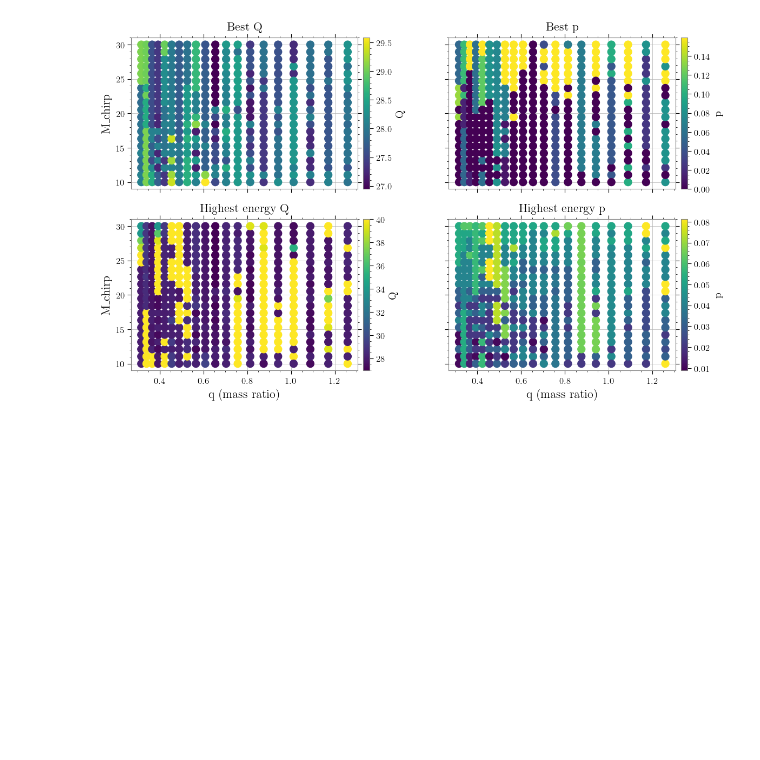
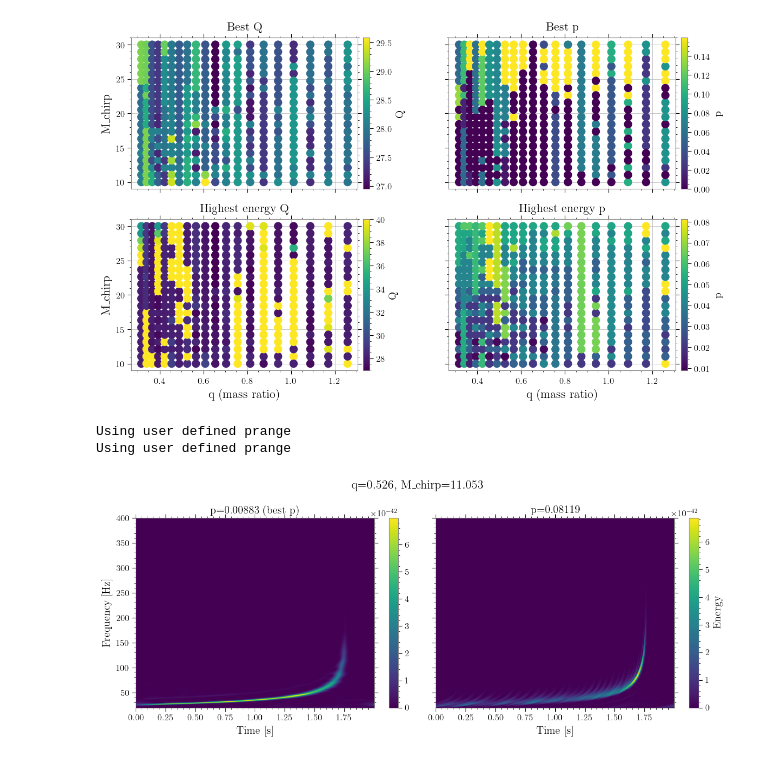
Before and after one commit to ravioli1369/qp-transform, a Jupyter notebook: synthetic-waveforms.ipynb, the cells around one changed output. Saved outputs shown, nothing was run; the diff lists cells and outputs as text; code cells hidden in the pictures; blank space fills up the shorter version.

Commit message:
add more plots

```diff
--- a/synthetic-waveforms.ipynb
+++ b/synthetic-waveforms.ipynb
@@ -246,6 +289,7 @@ plt.show()
 [figure]
 # %%
 data_filtered = data.drop_duplicates(subset=['q', 'mchirp'])
+data_filtered.reset_index(drop=True, inplace=True)
 
 fig, ax = plt.subplots(2, 2, figsize=(13, 8), sharex=True, sharey=True)
 fig.subplots_adjust(wspace=0.4)
@@ -276,3 +320,38 @@ ax[1, 1].set_title('Highest energy p', fontsize=16, y=1.02)
 plt.show()
 # %% [output]
 [figure]
+# %%
+fig, ax = plt.subplots(1, 2, figsize=(12, 5), sharey=True)
+q = data_filtered['q'][data_filtered['highest_energy_P'].idxmin()]
+mchirp = data_filtered['mchirp'][data_filtered['highest_energy_P'].idxmin()]
+
+
+prange = [data_filtered['highest_energy_P'][data_filtered['highest_energy_P'].idxmin()]]*2
+QPINSTANCE = gen_qptransform(q, mchirp, prange=prange)
+
+vmax=QPINSTANCE.qpspecgram.max()
+ax[0].pcolormesh(QPINSTANCE.series.times.value-QPINSTANCE.series.times.value[0], QPINSTANCE.qpspecgram.frequencies.value, np.transpose(np.asarray(QPINSTANCE.qpspecgram.value)), vmin=0, vmax=vmax, cmap='viridis', shading='gouraud')
+ax[0].colorbar = plt.colorbar(ax[0].get_children()[0], ax=ax[0], orientation='vertical')
+ax[0].grid(False)
+ax[0].set_title(f'p={prange[0]:.5f} (best p)')
+ax[0].set_ylabel('Frequency [Hz]')
+ax[0].set_xlabel('Time [s]')
+
+
+prange = [data_filtered['highest_energy_P'][data_filtered['highest_energy_P'].idxmax()]]*2
+QPINSTANCE = gen_qptransform(q, mchirp, prange=prange)
+
+vmax=QPINSTANCE.qpspecgram.max()
+ax[1].pcolormesh(QPINSTANCE.series.times.value-QPINSTANCE.series.times.value[0], QPINSTANCE.qpspecgram.frequencies.value, np.transpose(np.asarray(QPINSTANCE.qpspecgram.value)), vmin=0, vmax=vmax, cmap='viridis', shading='gouraud')
+ax[1].colorbar = plt.colorbar(ax[1].get_children()[0], ax=ax[1], orientation='vertical', label='Energy')
+ax[1].grid(False)
+ax[1].set_title(f'p={prange[0]:.5f}')
+ax[1].set_xlabel('Time [s]')
+
+fig.suptitle(f'q={q:.3f}, M_chirp={mchirp:.3f}', fontsize=16)
+fig.tight_layout()
+plt.show()
+# %% [output]
+Using user defined prange
+Using user defined prange
+[figure, added]
```
Also changed, not shown: parts of 3 cells of this notebook.
